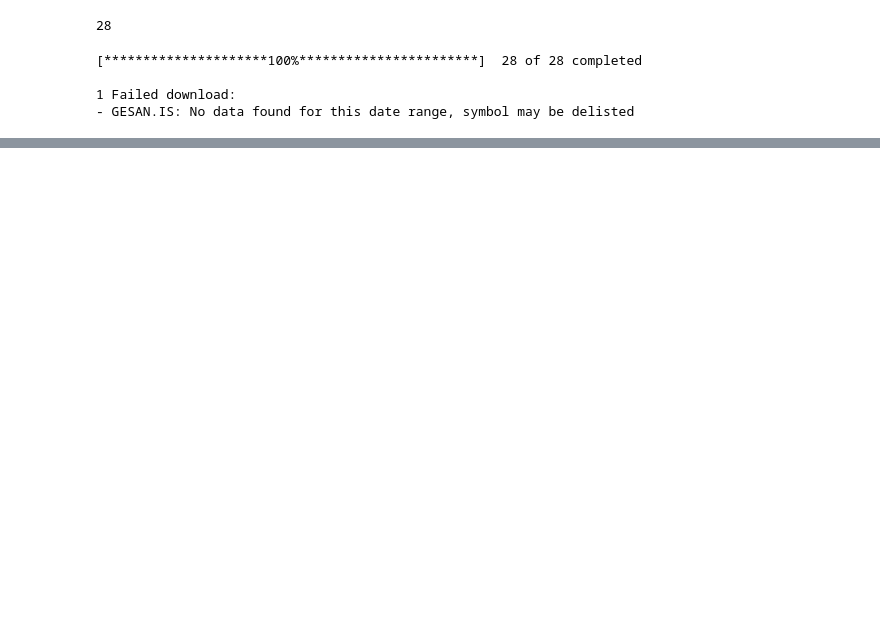
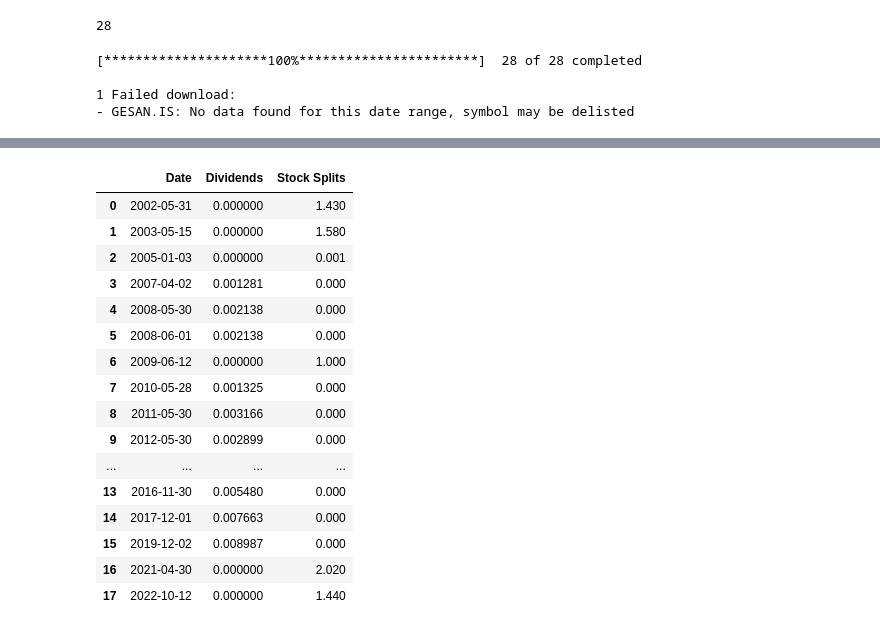
Before and after one commit to gknakay/GA-Notebooks, a Jupyter notebook: Stocks-Google.ipynb, the cells around one changed output, grey strips where cells are left out. Cells and saved outputs as stored; diff of their text form; code cells hidden in the pictures; blank space fills up the shorter version.

```diff
--- a/Stocks-Google.ipynb
+++ b/Stocks-Google.ipynb
@@ -89,0 +102,26 @@ price_data = round(price_data,2).reset_index()
+# %%
+#buraya bedelli ve bedelsizler gelecek...
+
+# data.loc[data.index < '2021-10-25', 'VESBE.IS'] = data.loc[data.index < '2021-10-25', 'VESBE.IS']*(8.4211)
+# data.loc[data.index < '2021-08-31', 'GEDZA.IS'] = data.loc[data.index < '2021-08-31', 'GEDZA.IS']*(2)
+# data.loc[data.index < '2021-04-30', 'HEKTS.IS'] = data.loc[data.index < '2021-04-30', 'HEKTS.IS']*(2.7577)
+
+yf.Ticker("HEKtS.IS").actions.reset_index()
+# %% [output]
+|  | Date | Dividends | Stock Splits |
+| 0 | 2002-05-31 | 0.000000 | 1.430 |
+| 1 | 2003-05-15 | 0.000000 | 1.580 |
+| 2 | 2005-01-03 | 0.000000 | 0.001 |
+| 3 | 2007-04-02 | 0.001281 | 0.000 |
+| 4 | 2008-05-30 | 0.002138 | 0.000 |
+| 5 | 2008-06-01 | 0.002138 | 0.000 |
+| 6 | 2009-06-12 | 0.000000 | 1.000 |
+| 7 | 2010-05-28 | 0.001325 | 0.000 |
+| 8 | 2011-05-30 | 0.003166 | 0.000 |
+| 9 | 2012-05-30 | 0.002899 | 0.000 |
+| ... | ... | ... | ... |
+| 13 | 2016-11-30 | 0.005480 | 0.000 |
+| 14 | 2017-12-01 | 0.007663 | 0.000 |
+| 15 | 2019-12-02 | 0.008987 | 0.000 |
+| 16 | 2021-04-30 | 0.000000 | 2.020 |
+| 17 | 2022-10-12 | 0.000000 | 1.440 |
```
Also changed, not shown: parts of 33 cells of this notebook.
